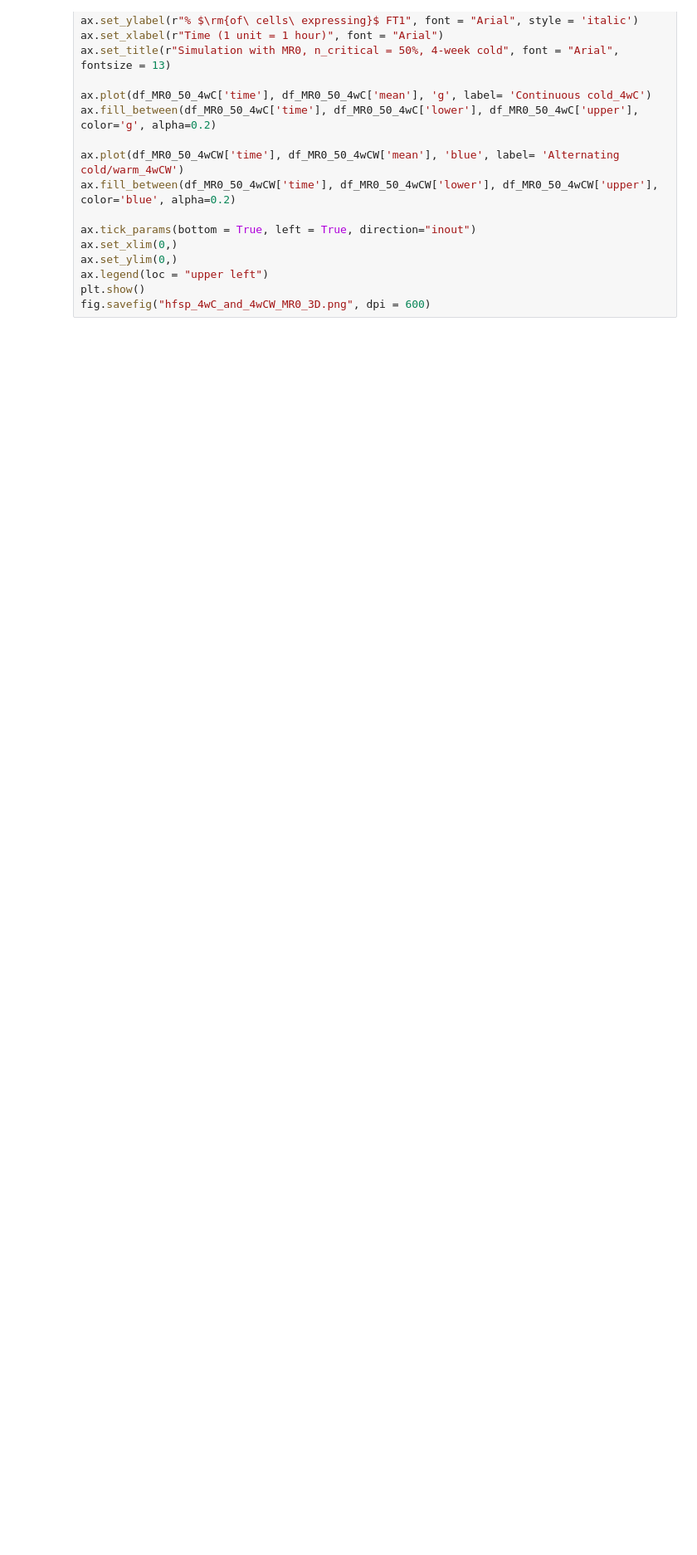
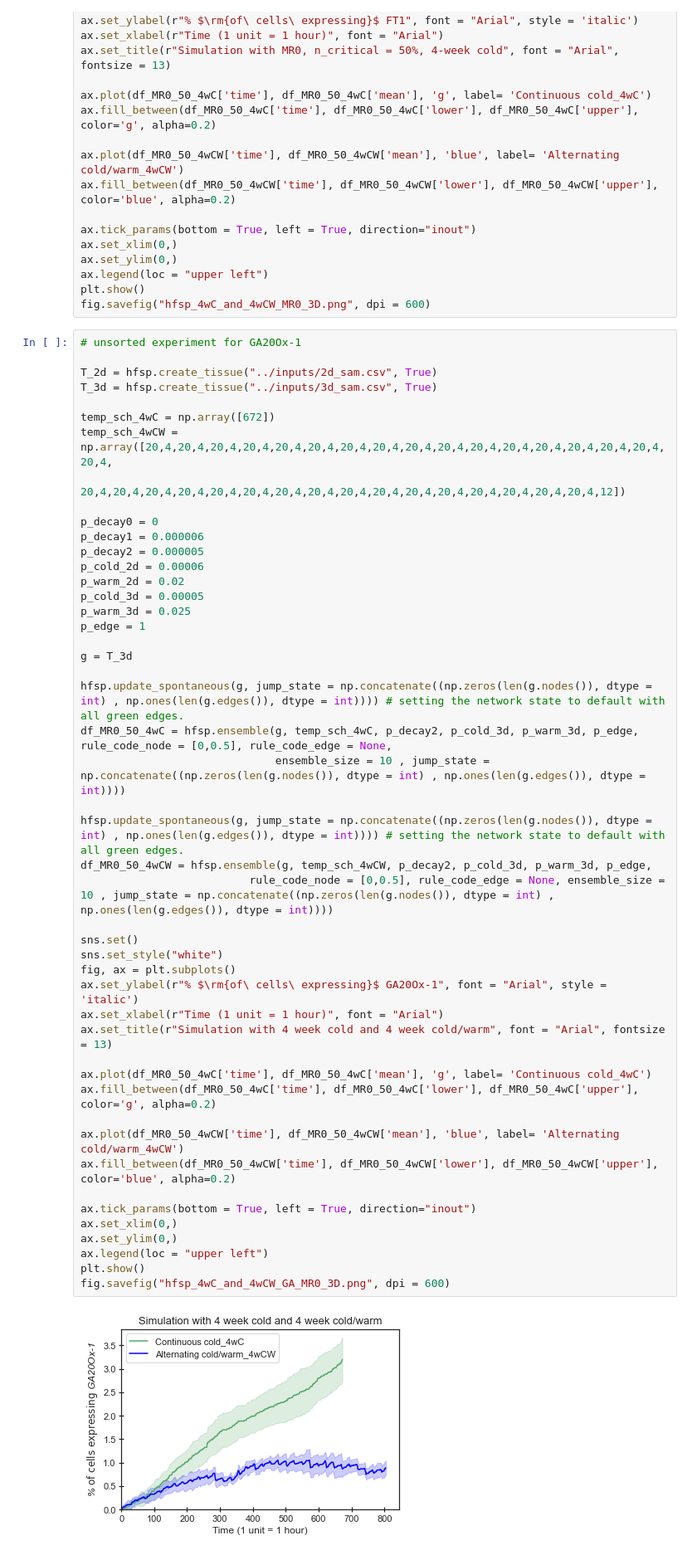
Before and after one commit to ELIFE-ASU/HFSP, a Jupyter notebook: hfsp_notebooks/hfsp_nb_MR0analysis.ipynb, the cells around one changed output. Shown at 83% size. Drawn from its saved outputs; the diff is of its cells as text; blank space fills up the shorter version.

```diff
--- a/hfsp_notebooks/hfsp_nb_MR0analysis.ipynb
+++ b/hfsp_notebooks/hfsp_nb_MR0analysis.ipynb
@@ -241,3 +241,53 @@ ax.set_ylim(0,)
 ax.legend(loc = "upper left")
 plt.show()
 fig.savefig("hfsp_4wC_and_4wCW_MR0_3D.png", dpi = 600)
+# %%
+# unsorted experiment for GA20Ox-1
+
+T_2d = hfsp.create_tissue("../inputs/2d_sam.csv", True)
+T_3d = hfsp.create_tissue("../inputs/3d_sam.csv", True)
+
+temp_sch_4wC = np.array([672])
+temp_sch_4wCW = np.array([20,4,20,4,20,4,20,4,20,4,20,4,20,4,20,4,20,4,20,4,20,4,20,4,20,4,20,4,20,4,20,4,20,4,
+                          20,4,20,4,20,4,20,4,20,4,20,4,20,4,20,4,20,4,20,4,20,4,20,4,20,4,20,4,20,4,20,4,12])
+
+p_decay0 = 0
+p_decay1 = 0.000006
+p_decay2 = 0.000005
+p_cold_2d = 0.00006
+p_warm_2d = 0.02
+p_cold_3d = 0.00005
+p_warm_3d = 0.025
+p_edge = 1
+
+g = T_3d
+
+hfsp.update_spontaneous(g, jump_state = np.concatenate((np.zeros(len(g.nodes()), dtype = int) , np.ones(len(g.edges()), dtype = int)))) # setting the network state to default with all green edges.
+df_MR0_50_4wC = hfsp.ensemble(g, temp_sch_4wC, p_decay2, p_cold_3d, p_warm_3d, p_edge, rule_code_node = [0,0.5], rule_code_edge = None,
+                              ensemble_size = 10 , jump_state = np.concatenate((np.zeros(len(g.nodes()), dtype = int) , np.ones(len(g.edges()), dtype = int))))
+
+hfsp.update_spontaneous(g, jump_state = np.concatenate((np.zeros(len(g.nodes()), dtype = int) , np.ones(len(g.edges()), dtype = int)))) # setting the network state to default with all green edges.
+df_MR0_50_4wCW = hfsp.ensemble(g, temp_sch_4wCW, p_decay2, p_cold_3d, p_warm_3d, p_edge,
+                          rule_code_node = [0,0.5], rule_code_edge = None, ensemble_size = 10 , jump_state = np.concatenate((np.zeros(len(g.nodes()), dtype = int) , np.ones(len(g.edges()), dtype = int))))
+
+sns.set()
+sns.set_style("white")
+fig, ax = plt.subplots()
+ax.set_ylabel(r"% $\rm{of\ cells\ expressing}$ GA20Ox-1", font = "Arial", style = 'italic')
+ax.set_xlabel(r"Time (1 unit = 1 hour)", font = "Arial")
+ax.set_title(r"Simulation with 4 week cold and 4 week cold/warm", font = "Arial", fontsize = 13)
+
+ax.plot(df_MR0_50_4wC['time'], df_MR0_50_4wC['mean'], 'g', label= 'Continuous cold_4wC')
+ax.fill_between(df_MR0_50_4wC['time'], df_MR0_50_4wC['lower'], df_MR0_50_4wC['upper'], color='g', alpha=0.2)
+
+ax.plot(df_MR0_50_4wCW['time'], df_MR0_50_4wCW['mean'], 'blue', label= 'Alternating cold/warm_4wCW')
+ax.fill_between(df_MR0_50_4wCW['time'], df_MR0_50_4wCW['lower'], df_MR0_50_4wCW['upper'], color='blue', alpha=0.2)
+
+ax.tick_params(bottom = True, left = True, direction="inout")
+ax.set_xlim(0,)
+ax.set_ylim(0,)
+ax.legend(loc = "upper left")
+plt.show()
+fig.savefig("hfsp_4wC_and_4wCW_GA_MR0_3D.png", dpi = 600)
+# %% [output]
+[figure, added]
```
Also changed, not shown: 16 other files.
